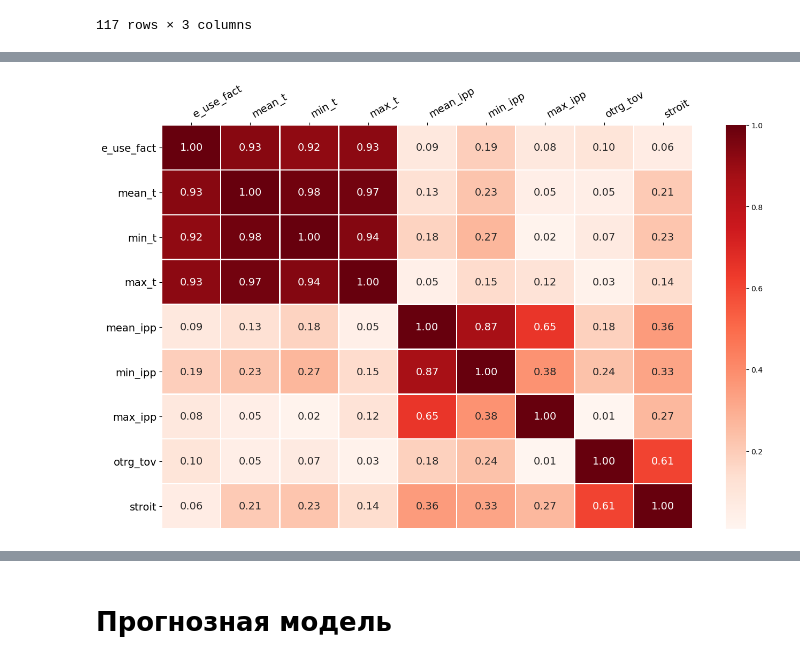
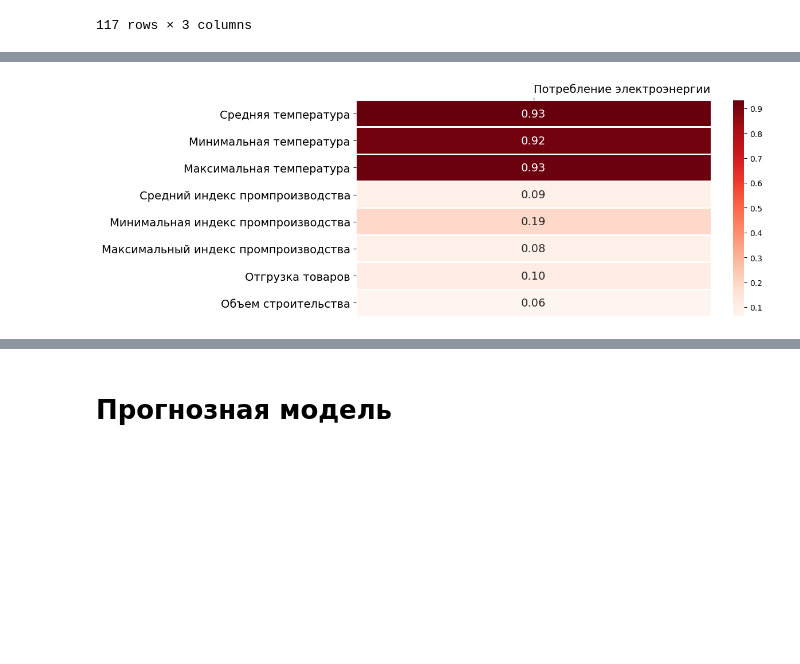
Before and after one commit to dsfnag/dst-off_final, a Jupyter notebook: CiP_FINAL_Minenergo_DST-OFF.ipynb, the cells around one changed output, grey strips where cells are left out. Drawn from its saved outputs; the diff is of its cells as text; code cells hidden in the pictures; blank space fills up the shorter version.

```diff
--- a/CiP_FINAL_Minenergo_DST-OFF.ipynb
+++ b/CiP_FINAL_Minenergo_DST-OFF.ipynb
@@ -865,14 +861,26 @@ df.plot(x='month', y='stroit', ylim=(0,None), figsize=(16,10))
 # %%
 key_param = 'e_use_fact'
 
 plt.rcParams['xtick.top'] = plt.rcParams['xtick.labeltop'] = True
 plt.rcParams['xtick.bottom'] = plt.rcParams['xtick.labelbottom'] = False
 
-plt.figure(figsize=(16,10), dpi= 100)
-df_corr = df[[key_param]+[c for c in df.columns if not c in [key_param]]].corr()
+plt.figure(figsize=(10,5), dpi= 100)
+df_corr = (df[[key_param]+[c for c in df.columns if not c in [key_param]]].corr().iloc[1:,:1]
+           .rename(columns={'e_use_fact': 'Потребление электроэнергии'})
+           .rename(index={
+               'mean_t': 'Средняя температура',
+               'min_t': 'Минимальная температура',
+               'max_t': 'Максимальная температура',
+               'mean_ipp': 'Средний индекс промпроизводства',
+               'min_ipp': 'Минимальная индекс промпроизводства',
+               'max_ipp': 'Максимальный индекс промпроизводства',
+               'otrg_tov': 'Отгрузка товаров',
+               'stroit': 'Объем строительства',
+           })
+          )
 sns.heatmap(df_corr.abs(), annot=True, fmt='.2f', annot_kws={'fontsize':14}, cmap='Reds', linewidths=1)
 #, mask=np.triu(df_corr)) colors — https://matplotlib.org/examples/color/colormaps_reference.html
-plt.xticks(horizontalalignment='left', fontweight='light', fontsize=14, rotation=30)
+plt.xticks(horizontalalignment='left', fontweight='light', fontsize=14, rotation=0)
 plt.yticks(fontweight='light', fontsize=14, rotation=0);
 # %% [output]
-[figure, old version]
+[figure, new version]
```
Also changed, not shown: parts of 25 cells of this notebook, 18 other files.
